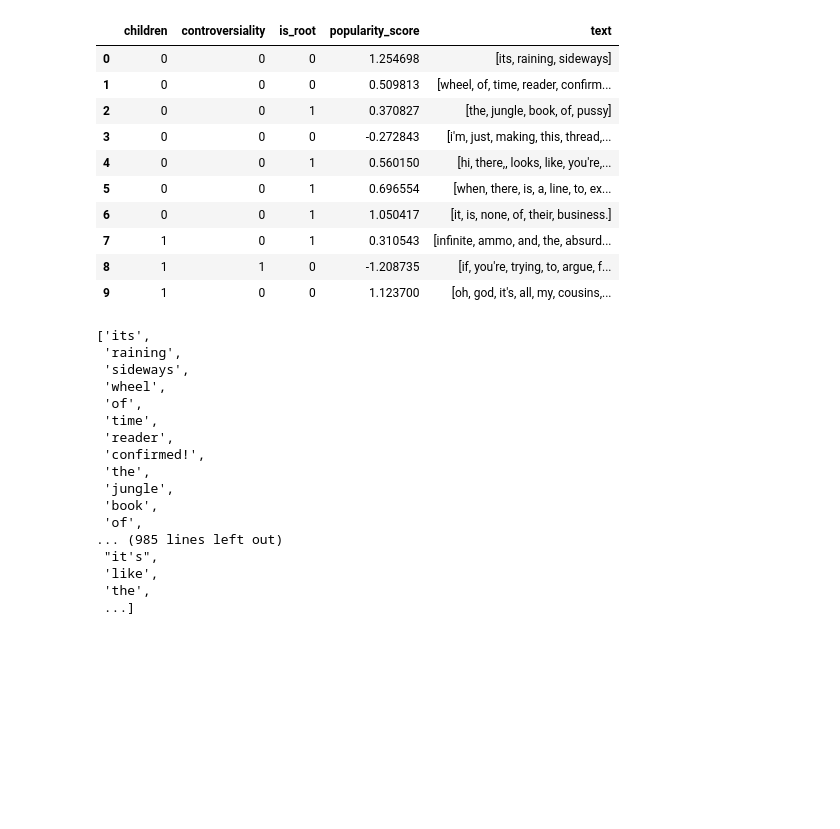
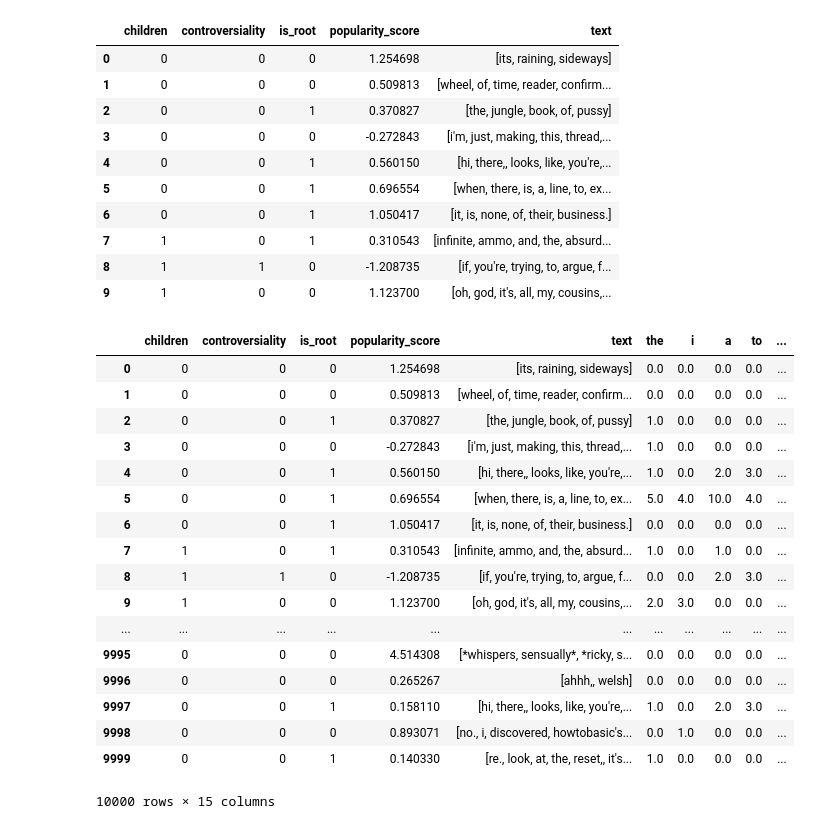
Before and after one commit to jenny-xly-long/AML-Project1, a Jupyter notebook: Project1.ipynb, the cells around one changed output. Drawn from its saved outputs; the diff is of its cells as text; code cells hidden in the pictures; blank space fills up the shorter version.

Commit message:
word count and misspelled

```diff
--- a/Project1.ipynb
+++ b/Project1.ipynb
@@ -26,26 +26,45 @@ train.head(10)
 | 7 | 1 | 0 | 1 | 0.310543 | [infinite, ammo, and, the, absurd... |
 | 8 | 1 | 1 | 0 | -1.208735 | [if, you're, trying, to, argue, f... |
 | 9 | 1 | 0 | 0 | 1.123700 | [oh, god, it's, all, my, cousins,... |
-# %%
-from functools import reduce
-import operator
-l = reduce(operator.concat, df["text"])
-for element in l:
-# %% [output]
-['its',
- 'raining',
- 'sideways',
- 'wheel',
- 'of',
- 'time',
- 'reader',
- 'confirmed!',
- 'the',
- 'jungle',
- 'book',
- 'of',
-... (985 lines left out)
- "it's",
- 'like',
- 'the',
- ...]
+# %%
+from collections import Counter
+from functools import reduce
+import operator
+import numpy as np
+
+
+def word_count (df, n_words):
+    n_row = df.shape[0]
+
+    l = reduce(operator.concat, df["text"])
+    most_common_words = [word for word, word_count in Counter(l).most_common(n_words)]
+    zeros = np.zeros(shape = (n_row, n_words))
+    word_count_features = pd.DataFrame(zeros, columns = most_common_words)
+    comments = df["text"]
+    for i in range(n_row):
+        for word in comments.iloc[i]:
+            for target in most_common_words:
+                if word == target:
+                    word_count_features.iloc[i][target] += 1
+    df = pd.concat([df, word_count_features], axis=1)
+    return df
+word_count(train, 160)
+# %% [output]
+|  | children | controversiality | is_root | popularity_score | text | the | i | a | to | ... |
+| 0 | 0 | 0 | 0 | 1.254698 | [its, raining, sideways] | 0.0 | 0.0 | 0.0 | 0.0 | ... |
+| 1 | 0 | 0 | 0 | 0.509813 | [wheel, of, time, reader, confirm... | 0.0 | 0.0 | 0.0 | 0.0 | ... |
+| 2 | 0 | 0 | 1 | 0.370827 | [the, jungle, book, of, pussy] | 1.0 | 0.0 | 0.0 | 0.0 | ... |
+| 3 | 0 | 0 | 0 | -0.272843 | [i'm, just, making, this, thread,... | 1.0 | 0.0 | 0.0 | 0.0 | ... |
+| 4 | 0 | 0 | 1 | 0.560150 | [hi, there,, looks, like, you're,... | 1.0 | 0.0 | 2.0 | 3.0 | ... |
+| 5 | 0 | 0 | 1 | 0.696554 | [when, there, is, a, line, to, ex... | 5.0 | 4.0 | 10.0 | 4.0 | ... |
+| 6 | 0 | 0 | 1 | 1.050417 | [it, is, none, of, their, business.] | 0.0 | 0.0 | 0.0 | 0.0 | ... |
+| 7 | 1 | 0 | 1 | 0.310543 | [infinite, ammo, and, the, absurd... | 1.0 | 0.0 | 1.0 | 0.0 | ... |
+| 8 | 1 | 1 | 0 | -1.208735 | [if, you're, trying, to, argue, f... | 0.0 | 0.0 | 2.0 | 3.0 | ... |
+| 9 | 1 | 0 | 0 | 1.123700 | [oh, god, it's, all, my, cousins,... | 2.0 | 3.0 | 0.0 | 0.0 | ... |
+| ... | ... | ... | ... | ... | ... | ... | ... | ... | ... | ... |
+| 9995 | 0 | 0 | 0 | 4.514308 | [*whispers, sensually*, *ricky, s... | 0.0 | 0.0 | 0.0 | 0.0 | ... |
+| 9996 | 0 | 0 | 0 | 0.265267 | [ahhh,, welsh] | 0.0 | 0.0 | 0.0 | 0.0 | ... |
+| 9997 | 0 | 0 | 1 | 0.158110 | [hi, there,, looks, like, you're,... | 1.0 | 0.0 | 2.0 | 3.0 | ... |
+| 9998 | 0 | 0 | 0 | 0.893071 | [no., i, discovered, howtobasic's... | 0.0 | 1.0 | 0.0 | 0.0 | ... |
+| 9999 | 0 | 0 | 1 | 0.140330 | [re., look, at, the, reset,, it's... | 1.0 | 0.0 | 0.0 | 0.0 | ... |
+10000 rows × 15 columns
```
Also changed, not shown: parts of 1 cell of this notebook.
